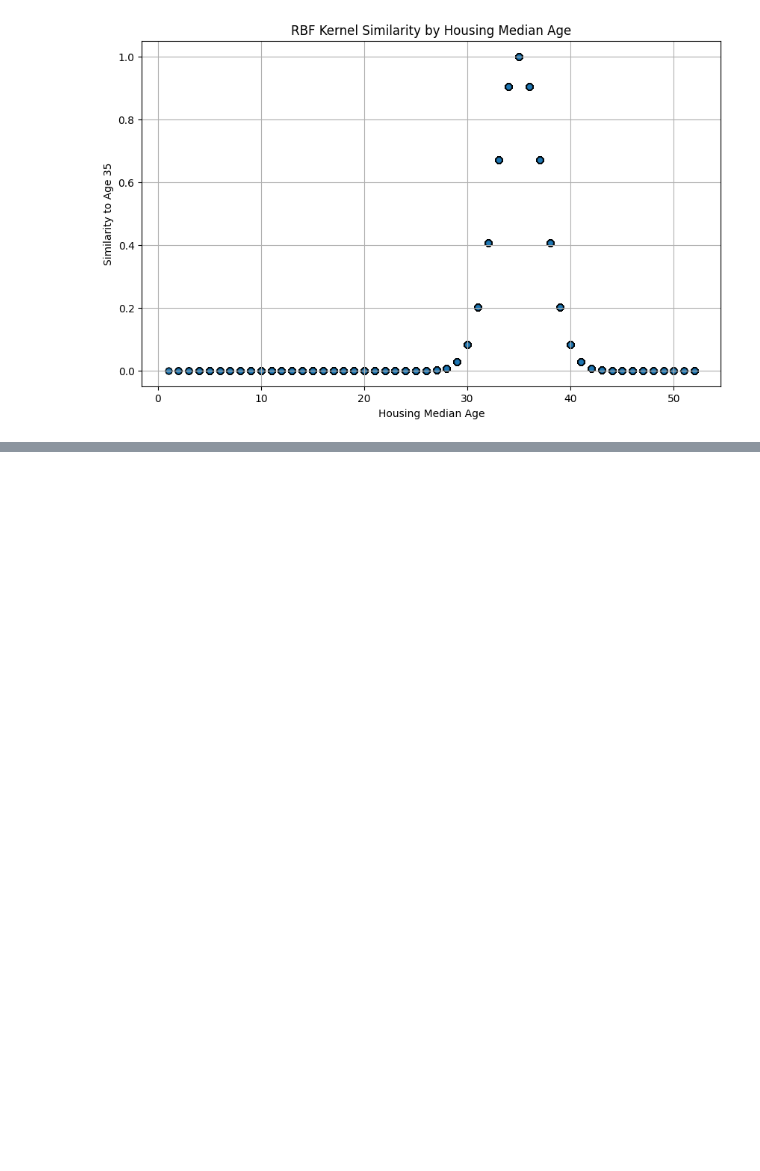
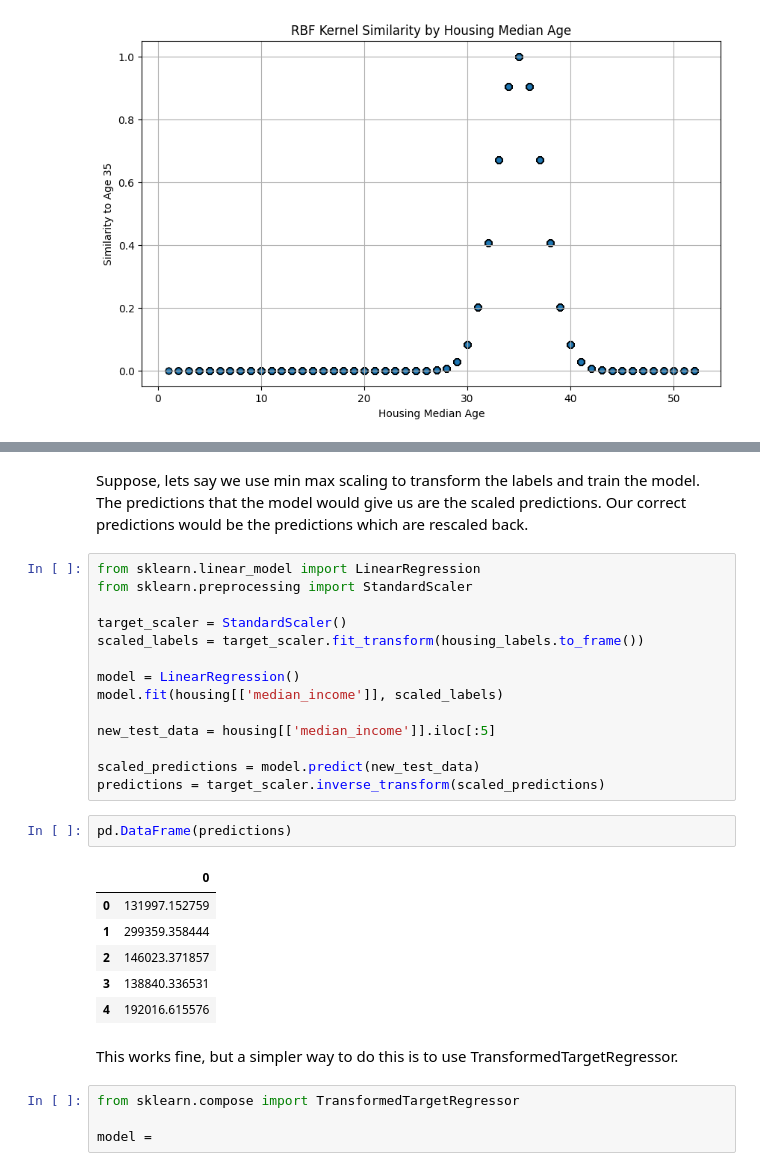
Before and after one commit to ganeshgaiy/ML---district-median-house-pricing-california, a Jupyter notebook: housing-prices-predict.ipynb, the cells around one changed output, grey strips where cells are left out. Drawn from its saved outputs; the diff is of its cells as text; blank space fills up the shorter version.

```diff
--- a/housing-prices-predict.ipynb
+++ b/housing-prices-predict.ipynb
@@ -507,0 +517,31 @@ plt.show()
+# %% [markdown]
+Suppose, lets say we use min max scaling to transform the labels and train the model. The predictions that the model would give us are the scaled predictions. Our correct predictions would be the predictions which are rescaled back.
+# %%
+from sklearn.linear_model import LinearRegression
+from sklearn.preprocessing import StandardScaler
+
+target_scaler = StandardScaler()
+scaled_labels = target_scaler.fit_transform(housing_labels.to_frame())
+
+model = LinearRegression()
+model.fit(housing[['median_income']], scaled_labels)
+
+new_test_data = housing[['median_income']].iloc[:5]
+
+scaled_predictions = model.predict(new_test_data)
+predictions = target_scaler.inverse_transform(scaled_predictions)
+# %%
+pd.DataFrame(predictions)
+# %% [output]
+|  | 0 |
+| 0 | 131997.152759 |
+| 1 | 299359.358444 |
+| 2 | 146023.371857 |
+| 3 | 138840.336531 |
+| 4 | 192016.615576 |
+# %% [markdown]
+This works fine, but a simpler way to do this is to use TransformedTargetRegressor.
+# %%
+from sklearn.compose import TransformedTargetRegressor
+
+model =
```
Also changed, not shown: parts of 3 cells of this notebook.
